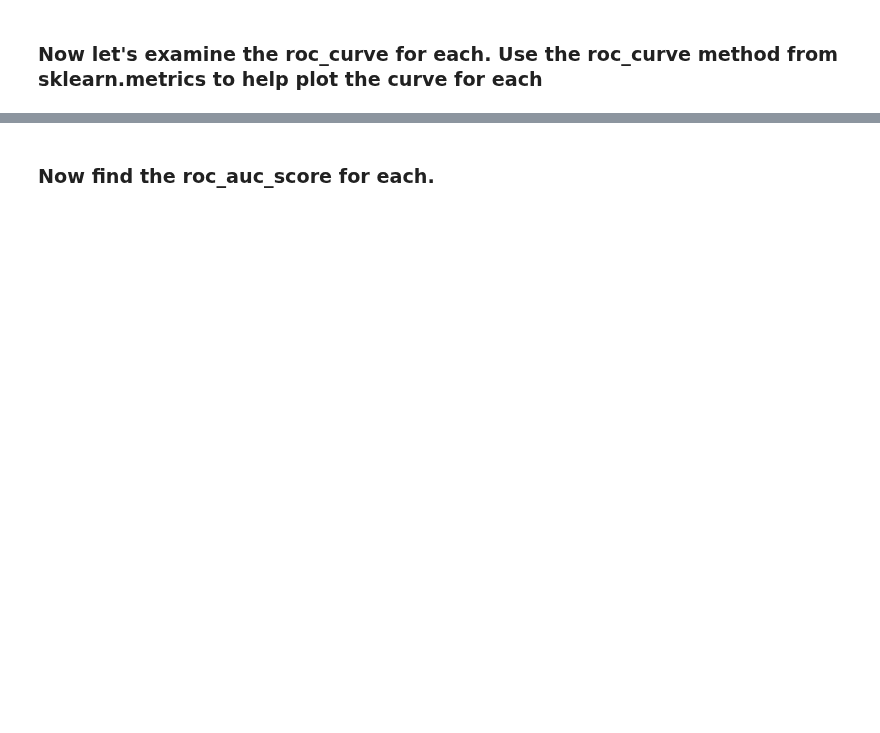
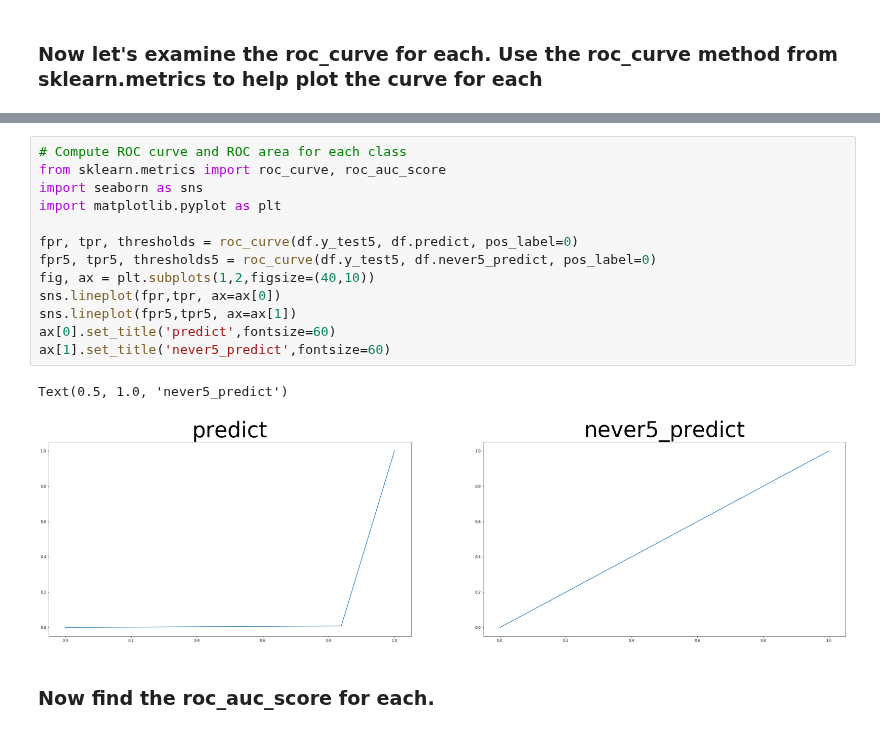
Before and after one commit to Skye-FY/daft0120slab, a Jupyter notebook: module-3/Evaluation-Recall-and-Precision/your-code/main.ipynb, the cells around one changed output, grey strips where cells are left out. Drawn from its saved outputs; the diff is of its cells as text; blank space fills up the shorter version.

```diff
--- a/module-3/Evaluation-Recall-and-Precision/your-code/main.ipynb
+++ b/module-3/Evaluation-Recall-and-Precision/your-code/main.ipynb
@@ -208,2 +258,18 @@ for i in range(4)
+# %%
+# Compute ROC curve and ROC area for each class
+from sklearn.metrics import roc_curve, roc_auc_score
+import seaborn as sns
+import matplotlib.pyplot as plt
+
+fpr, tpr, thresholds = roc_curve(df.y_test5, df.predict, pos_label=0)
+fpr5, tpr5, thresholds5 = roc_curve(df.y_test5, df.never5_predict, pos_label=0)
+fig, ax = plt.subplots(1,2,figsize=(40,10))
+sns.lineplot(fpr,tpr, ax=ax[0])
+sns.lineplot(fpr5,tpr5, ax=ax[1])
+ax[0].set_title('predict',fontsize=60)
+ax[1].set_title('never5_predict',fontsize=60)
+# %% [output]
+Text(0.5, 1.0, 'never5_predict')
+[figure, added]
 # %% [markdown]
 ### Now find the roc_auc_score for each.
```
Also changed, not shown: parts of 18 cells of this notebook.
